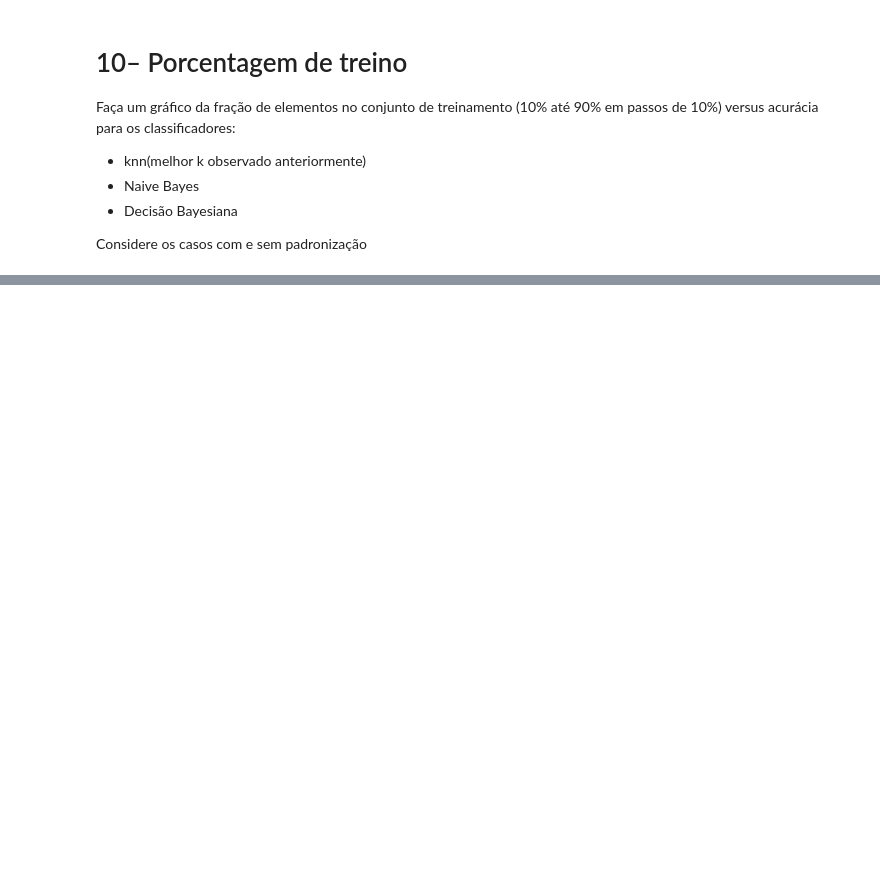
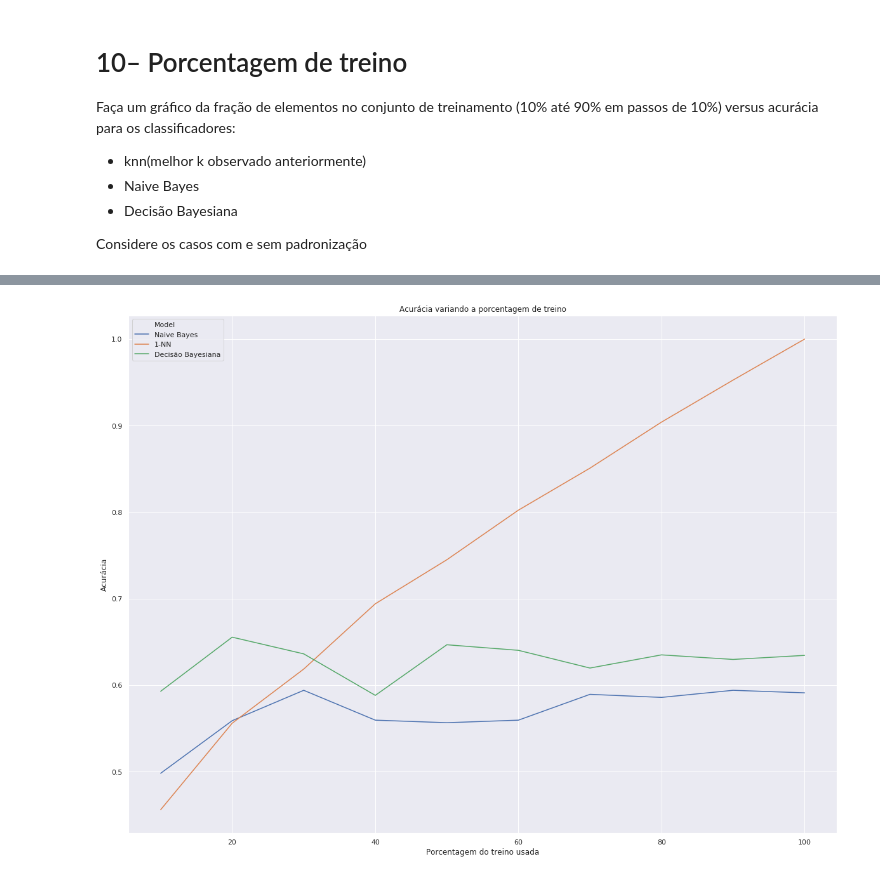
Before and after one commit to BrunoGomesCoelho/playing-pipeline, a Jupyter notebook: trabalho1.ipynb, the cells around one changed output, grey strips where cells are left out. Cells and saved outputs as stored; diff of their text form; code cells hidden in the pictures; blank space fills up the shorter version.

```diff
--- a/trabalho1.ipynb
+++ b/trabalho1.ipynb
@@ -584,0 +678,14 @@ SyntaxError: invalid syntax (<ipython-input-1-636d7e6136a7>, line 2)
+# %%
+%%time
+df_cols = ["Score", "Model", "% do treino"]
+all_results = pd.DataFrame(columns=df_cols)
+val_idx = np.random.choice([False, True], size=len(df), p=[0.7, 0.3])
+
+fractions = [x/10 for x in range(1, 11)]
+scores = []
+for frac in fractions:
+    train_idx = pd.DataFrame(df[val_idx]).sample(frac=frac).index
+    all_results = all_results.append(run_models(df.drop(columns="target"), df["target"],
+                                            processing=str(100*frac), result_cols=df_cols,
+                                            val_idx=val_idx, train_idx=train_idx),
+                                 ignore_index=True)
@@ -584,0 +695,9 @@ SyntaxError: invalid syntax (<ipython-input-1-636d7e6136a7>, line 2)
+# %%
+plt.figure(figsize=(20, 15))
+all_results["% do treino"] = all_results["% do treino"].astype(float)
+sns.lineplot(data=all_results, y="Score", x="% do treino", hue="Model")
+plt.title("Acurácia variando a porcentagem de treino")
+plt.xlabel("Porcentagem do treino usada");
+plt.ylabel("Acurácia");
+# %% [output]
+[figure, added]
```
Also changed, not shown: parts of 21 cells of this notebook.
